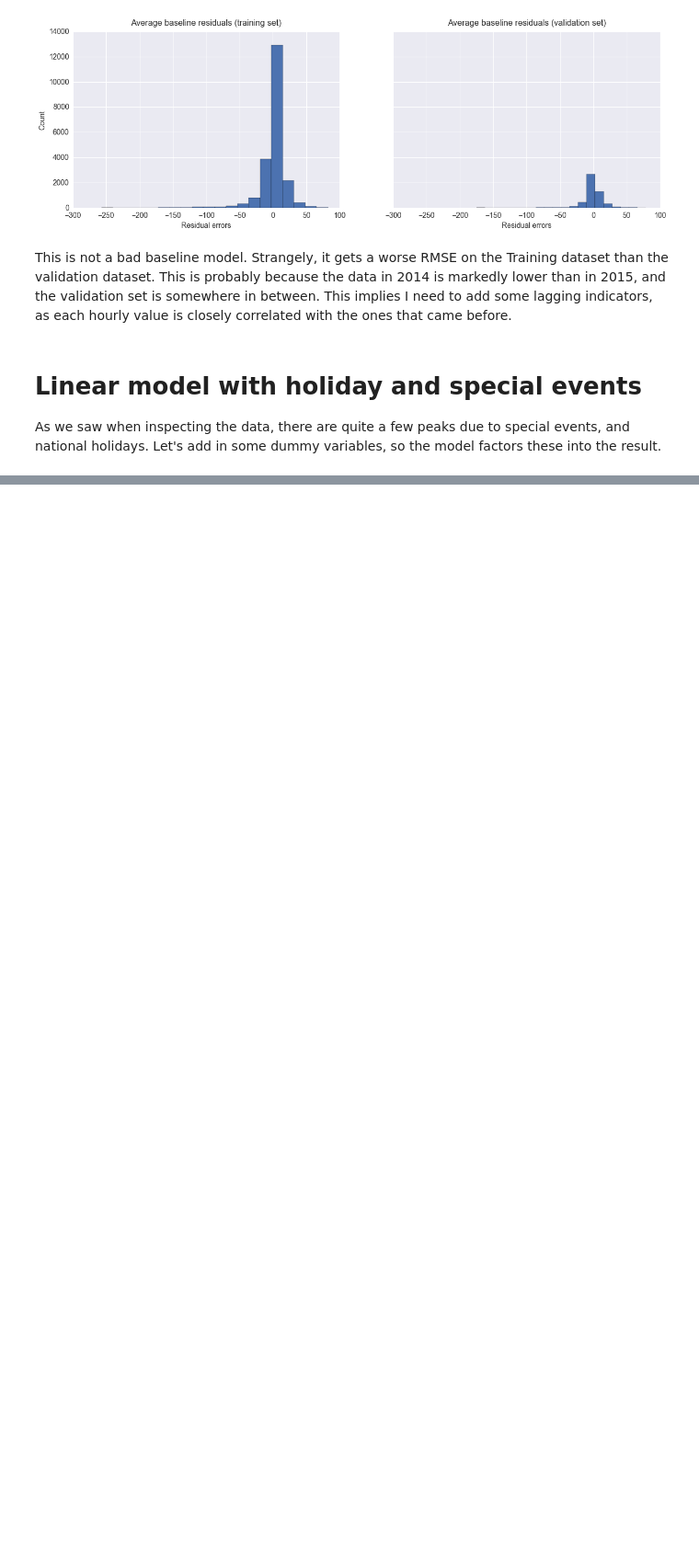
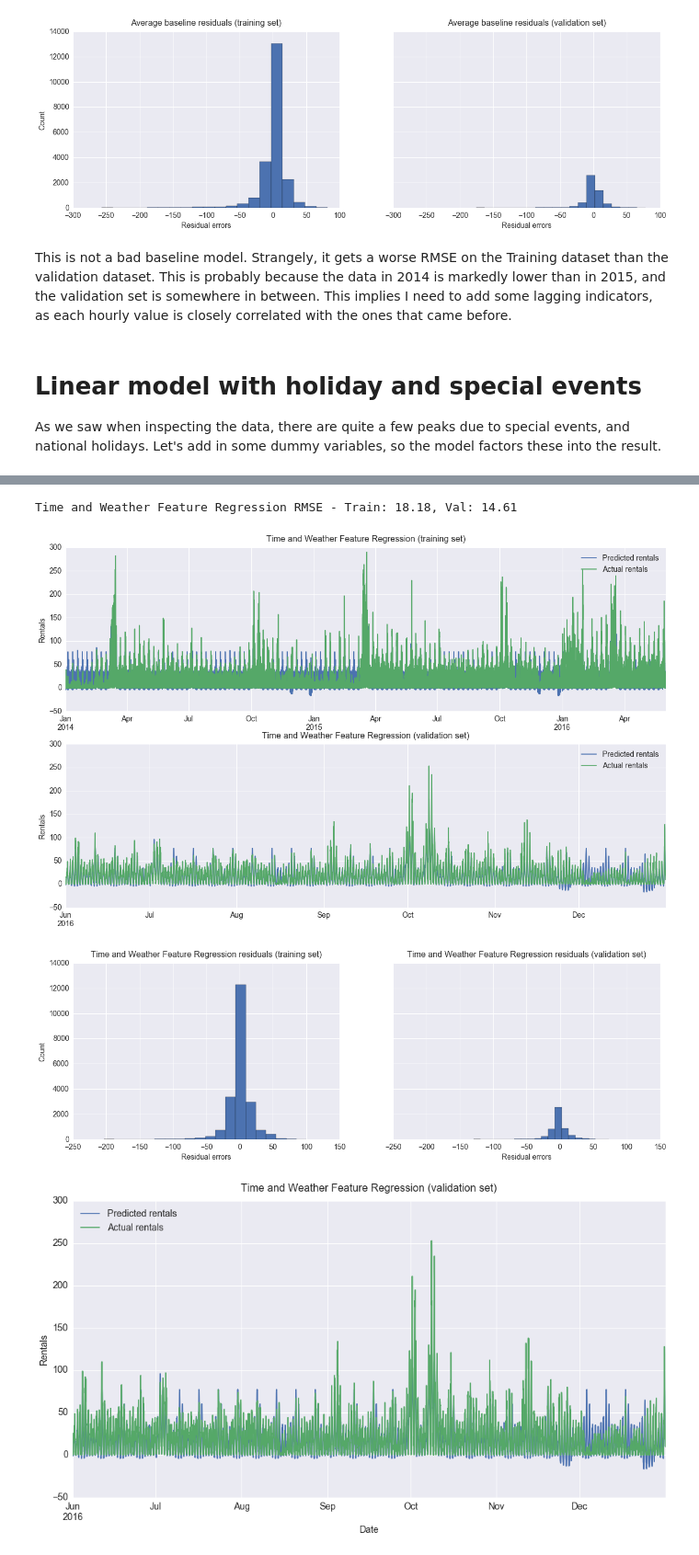
Before and after one commit to timgasser/bcycle-austin, a Jupyter notebook: notebooks/bcycle_all_data_models.ipynb, the cells around one changed output, grey strips where cells are left out. Shown at 92% size. Saved outputs shown, nothing was run; the diff lists cells and outputs as text; code cells hidden in the pictures; blank space fills up the shorter version.

```diff
--- a/notebooks/bcycle_all_data_models.ipynb
+++ b/notebooks/bcycle_all_data_models.ipynb
@@ -444,2 +378,0 @@ a_df[a_df['hol_christmas'] == 1]
-# %%
-train_df.loc[dates, 'test1'] = 1
@@ -1180,0 +529,13 @@ all_stations_df.to_csv('../input/all_stations_clean.csv', index=False)
+# %%
+# Now we need to split into X and y
+from bcycle_lib.all_utils import reg_x_y_split
+
+X_train, y_train, _ = reg_x_y_split(train_df,
+                                    target_col='count',
+                                    ohe_cols=['day-hour'])
+X_val, y_val, _ = reg_x_y_split(val_df,
+                                target_col='count',
+                                ohe_cols=['day-hour'])
+
+print('X_train shape: {}, y_train shape: {}'.format(X_train.shape, y_train.shape))
+print('X_val shape: {}, y_val shape: {}'.format(X_val.shape, y_val.shape))
@@ -1180,0 +547,28 @@ all_stations_df.to_csv('../input/all_stations_clean.csv', index=False)
+# %%
+from sklearn.linear_model import Ridge
+
+reg = Ridge()
+reg.fit(X_train, y_train)
+y_train_pred = reg.predict(X_train)
+train_rmse = np.sqrt(mean_squared_error(y_train, y_train_pred))
+
+y_val_pred = reg.predict(X_val)
+val_rmse = np.sqrt(mean_squared_error(y_val, y_val_pred))
+
+# # Store the evaluation results
+# if 'linreg_time_weather_feat' not in scores_df.index:
+#     scores_df = scores_df.append(pd.DataFrame({'train_rmse' : train_rmse, 'val_rmse' : val_rmse},
+#                                               index=['linreg_time_weather_feat']))
+
+print('Time and Weather Feature Regression RMSE - Train: {:.2f}, Val: {:.2f}'.format(train_rmse, val_rmse))
+
+reg_result_train_df, reg_result_val_df = df_from_results(train_df.index, y_train, y_train_pred,
+                                                         val_df.index, y_val, y_val_pred)
+
+plot_results(reg_result_train_df, reg_result_val_df, 'pred', 'true', title='Time and Weather Feature Regression')
+plot_val(reg_result_val_df, 'pred', 'true', title='Time and Weather Feature Regression')
+# %% [output]
+Time and Weather Feature Regression RMSE - Train: 18.18, Val: 14.61
+[figure, added]
+[figure, added]
+[figure, added]
```
Also changed, not shown: parts of 90 cells of this notebook, 3 other files.
